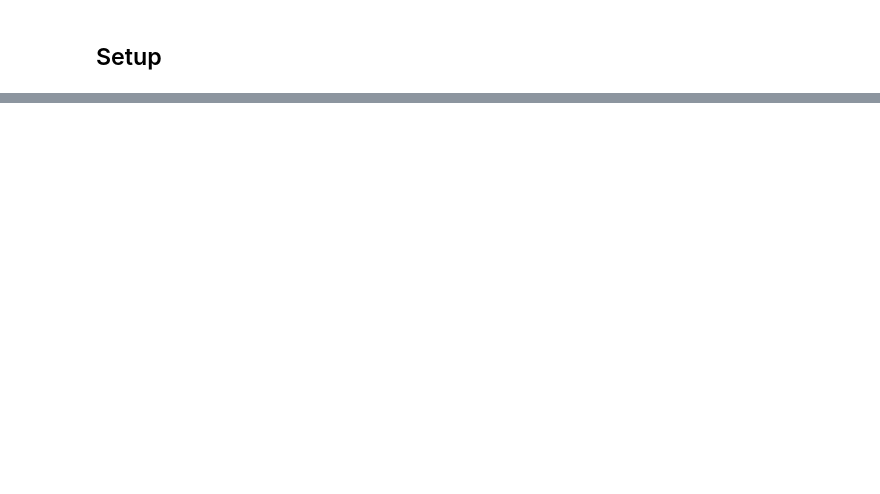
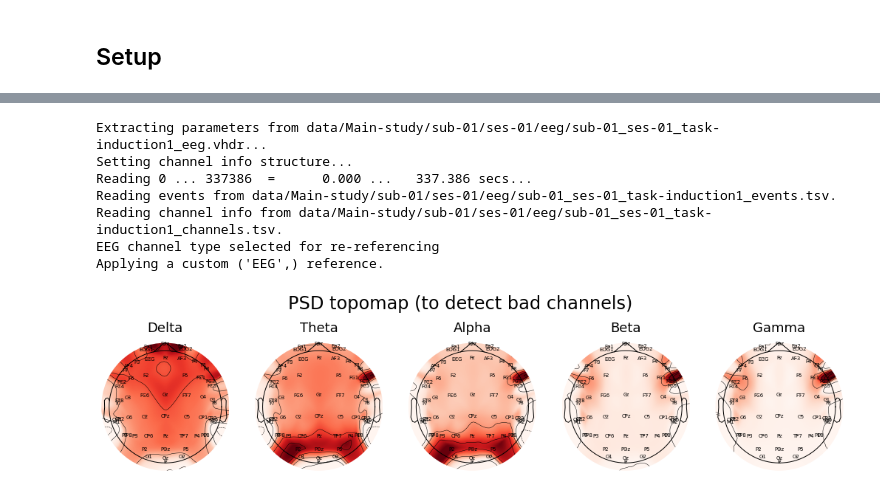
Before and after one commit to sycomix/SuggNet, a Jupyter notebook: otka/preprocessing.ipynb, the cells around one changed output, grey strips where cells are left out. Drawn from its saved outputs; the diff is of its cells as text; code cells hidden in the pictures; blank space fills up the shorter version.

```diff
--- a/otka/preprocessing.ipynb
+++ b/otka/preprocessing.ipynb
@@ -44,0 +65,50 @@ As an instance of the effect of changing the reference, we also see its effect o
+# %%
+# open and test raw data for each subject at different tasks
+subject='01'
+session = '01'
+task = 'induction1'
+# bids_root = '/Users/yeganeh/Codes/otka-preprocessing/data/Main-study'
+bids_root = Path('data/Main-study')
+if not bids_root.exists():
+    raise Exception(f'{bids_root} not found!')
+
+bids_path = mne_bids.BIDSPath(subject=subject, session=session, task=task, root=bids_root)
+raw = mne_bids.read_raw_bids(bids_path, extra_params={'preload':True}, verbose=False)
+raw.set_eeg_reference(ref_channels=['M1','M2'])
+
+# set montage
+pos = mne.channels.make_standard_montage('standard_1020')
+raw.set_montage(pos)
+pos = raw.get_montage() # we should re-get the digitized point after we set the new montage,
+                        # because originally there are 94 channela in the standard montage,
+                        # and we only need the coordinations of 58 of them
+
+# pos is an object of DigMontage type, instead we need a 2D array of XY channel postions,
+# the following will do that
+ch_pos = np.array(list(pos.get_positions()['ch_pos'].values()))
+ch_pos = ch_pos[:,0:2]
+
+# creat a dictionary of the frequency bands with their lower and upper bounds
+keys = ['Delta','Theta', 'Alpha', 'Beta', 'Gamma']
+bounds = [(0,4), (4,8), (8,12), (12,30), (30,45)]
+bands = dict(zip(keys, bounds))
+
+# psd topomap across different frequency bands
+fig, axes = plt.subplots(1, len(bands), sharex= True, figsize=(18,3.5))
+for i,key in enumerate(bands.keys()):
+    psds = mne.time_frequency.psd_welch(raw, fmin=bands[key][0], fmax=bands[key][1], picks=['eeg'], average= 'mean', verbose=False)
+    psds_mean = psds[0].mean(axis=1)
+    mne.viz.plot_topomap(psds_mean, ch_pos, axes=axes[i], outlines='head', show_names=True, names=raw.ch_names, show=False)
+    axes[i].set_title(key, fontsize=18)
+
+plt.suptitle('PSD topomap (to detect bad channels)', y=1.12, fontsize=24)
+plt.show()
+# %% [output]
+Extracting parameters from data/Main-study/sub-01/ses-01/eeg/sub-01_ses-01_task-induction1_eeg.vhdr...
+Setting channel info structure...
+Reading 0 ... 337386  =      0.000 ...   337.386 secs...
+Reading events from data/Main-study/sub-01/ses-01/eeg/sub-01_ses-01_task-induction1_events.tsv.
+Reading channel info from data/Main-study/sub-01/ses-01/eeg/sub-01_ses-01_task-induction1_channels.tsv.
+EEG channel type selected for re-referencing
+Applying a custom ('EEG',) reference.
+[figure, added]
```
Also changed, not shown: parts of 24 cells of this notebook, 1 other file.
